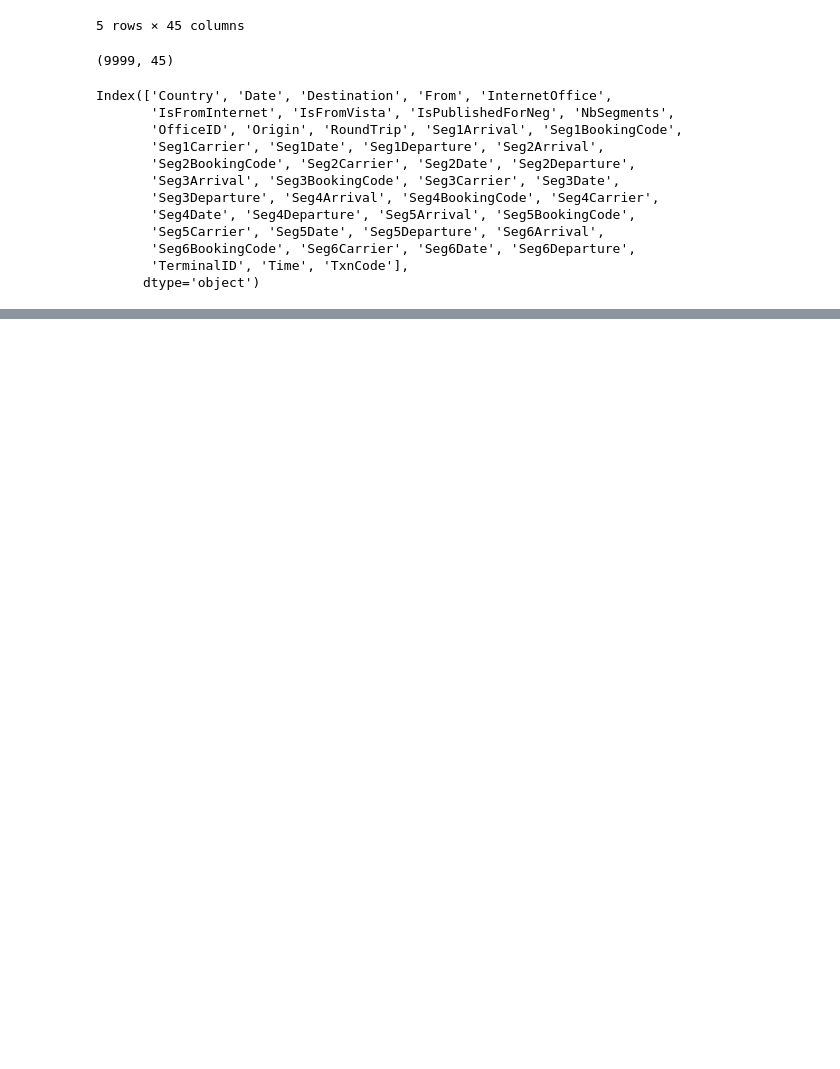
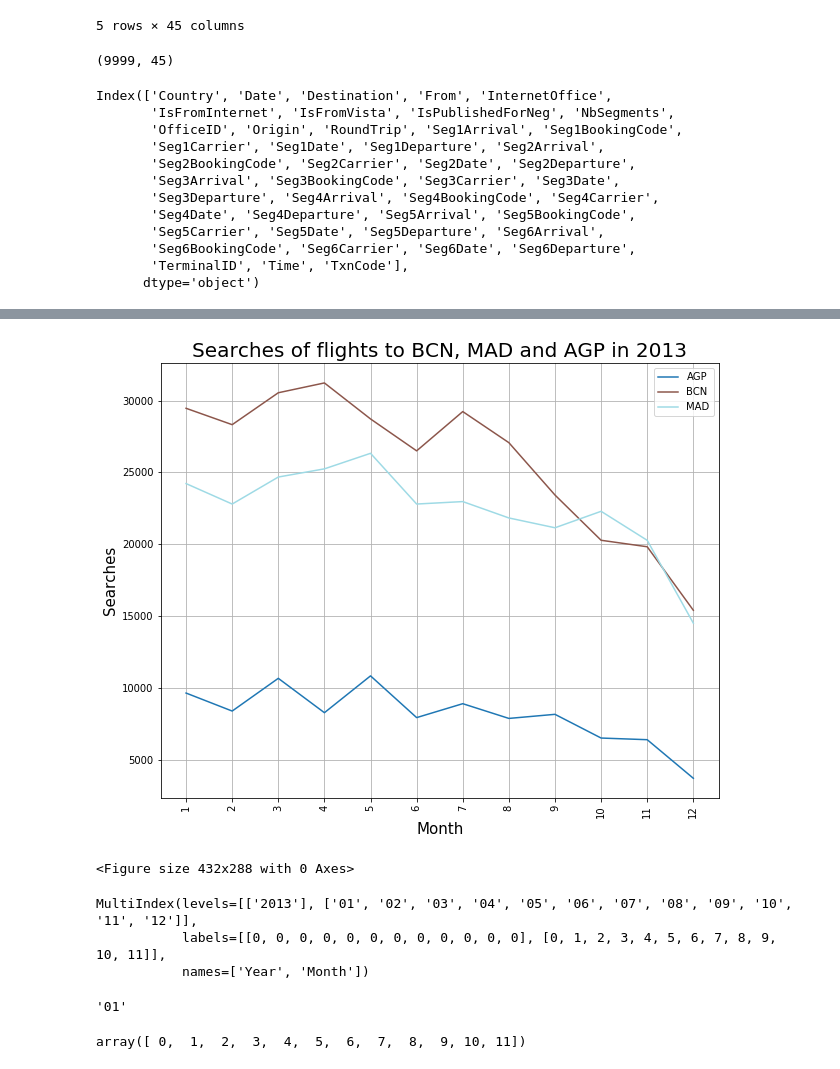
Before and after one commit to bdeotto/reto_Amadeus, a Jupyter notebook: reto_Amadeus.ipynb, the cells around one changed output, grey strips where cells are left out. Cells and saved outputs as stored; diff of their text form; code cells hidden in the pictures; blank space fills up the shorter version.

Commit message:
+ exercise 3

```diff
--- a/reto_Amadeus.ipynb
+++ b/reto_Amadeus.ipynb
@@ -367,0 +386,16 @@ dtype: int64
+# %%
+# Exercise 3.
+
+Big_reader=pd.read_csv('searches.csv.bz2',compression='bz2',\
+                  sep='^',iterator=True,chunksize=10000)
+df_aux=pd.DataFrame()
+n=0
+for df in Big_reader:
+    df_rduced=df[df['Destination'].isin(['AGP','MAD','BCN'])]\
+            .drop_duplicates(subset=['Date','Time','OfficeID','TerminalID','InternetOffice'])
+    df_mini=df_rduced[['Date','Destination']].copy()
+    df_aux=df_aux.append(df_mini)
+    n=n+1
+    #if n==3: break
+    if n%50==0: print (f'{n} df añadidos')
+df_aux.shape
@@ -367,0 +421,6 @@ dtype: int64
+# %%
+df_searches_mini=df_aux.copy()
+df_searches_mini['Year']=df_searches_mini['Date'].str.split('-').str[0]
+df_searches_mini['Month']=df_searches_mini['Date'].str.split('-').str[1]
+
+df_searches_mini.tail()
@@ -367,0 +434,4 @@ dtype: int64
+# %%
+df_searches_mini_PT=df_searches_mini.pivot_table(index=['Year','Month'],columns='Destination',\
+                                                 values='Date',aggfunc='count')
+df_searches_mini_PT.head(15)
@@ -367,0 +455,28 @@ dtype: int64
+# %%
+import matplotlib.pyplot as plt
+df_searches_mini_PT.plot(figsize=(10,8),cmap='tab20')
+plt.title('Searches of flights to BCN, MAD and AGP in 2013',fontsize=20)
+plt.grid(True)
+plt.legend(loc='best',fontsize='medium',frameon=True)
+plt.ylabel('Searches',fontsize=15)
+plt.xlabel('Month',fontsize=15)
+plt.xticks(np.arange(12),np.arange(1,13,1),rotation='vertical')
+plt.show()
+plt.savefig('03_out_plot')
+# %% [output]
+[figure, added]
+<Figure size 432x288 with 0 Axes>
+# %%
+df_searches_mini_PT.index
+# %% [output]
+MultiIndex(levels=[['2013'], ['01', '02', '03', '04', '05', '06', '07', '08', '09', '10', '11', '12']],
+           labels=[[0, 0, 0, 0, 0, 0, 0, 0, 0, 0, 0, 0], [0, 1, 2, 3, 4, 5, 6, 7, 8, 9, 10, 11]],
+           names=['Year', 'Month'])
+# %%
+df_searches_mini_PT.index[0][1]
+# %% [output]
+'01'
+# %%
+np.arange(12)
+# %% [output]
+array([ 0,  1,  2,  3,  4,  5,  6,  7,  8,  9, 10, 11])
```
Also changed, not shown: parts of 10 cells of this notebook, 3 other files.
